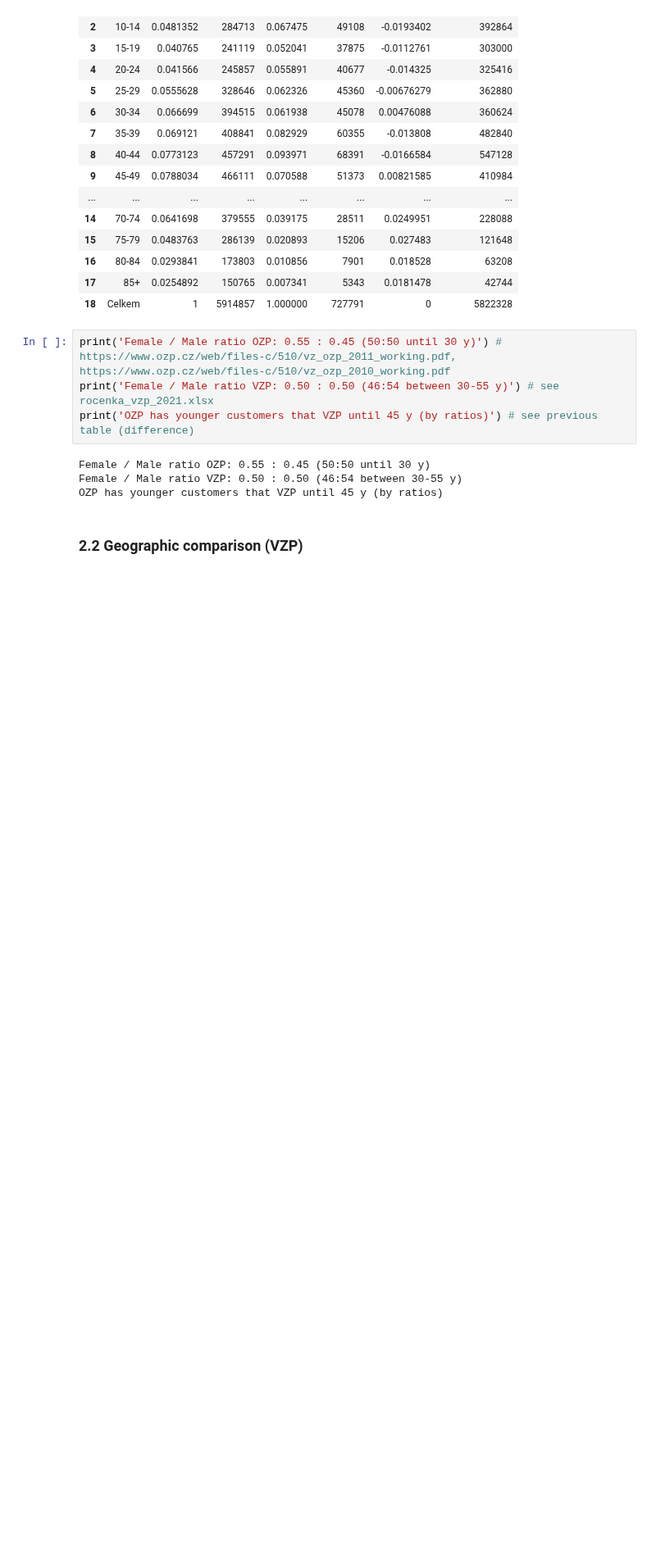
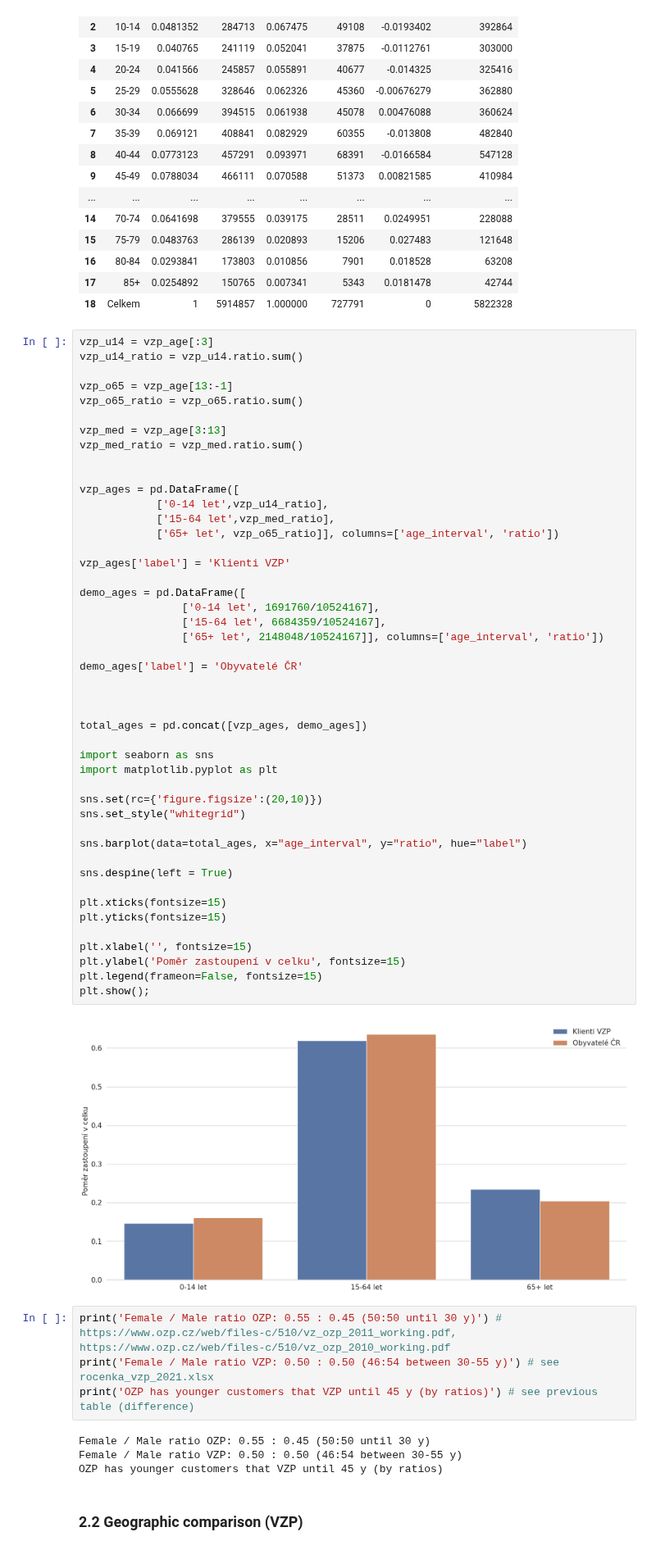
Before and after one commit to opendatalabcz/mapa-zdravi, a Jupyter notebook: src/scripts/models.ipynb, the cells around one changed output. Shown at 82% size. Saved outputs shown, nothing was run; the diff lists cells and outputs as text; blank space fills up the shorter version.

```diff
--- a/src/scripts/models.ipynb
+++ b/src/scripts/models.ipynb
@@ -262,6 +262,54 @@ ratios
 | 16 | 80-84 | 0.0293841 | 173803 | 0.010856 | 7901 | 0.018528 | 63208 |
 | 17 | 85+ | 0.0254892 | 150765 | 0.007341 | 5343 | 0.0181478 | 42744 |
 | 18 | Celkem | 1 | 5914857 | 1.000000 | 727791 | 0 | 5822328 |
+# %%
+vzp_u14 = vzp_age[:3]
+vzp_u14_ratio = vzp_u14.ratio.sum()
+
+vzp_o65 = vzp_age[13:-1]
+vzp_o65_ratio = vzp_o65.ratio.sum()
+
+vzp_med = vzp_age[3:13]
+vzp_med_ratio = vzp_med.ratio.sum()
+
+
+vzp_ages = pd.DataFrame([
+            ['0-14 let',vzp_u14_ratio],
+            ['15-64 let',vzp_med_ratio],
+            ['65+ let', vzp_o65_ratio]], columns=['age_interval', 'ratio'])
+
+vzp_ages['label'] = 'Klienti VZP'
+
+demo_ages = pd.DataFrame([
+                ['0-14 let', 1691760/10524167],
+                ['15-64 let', 6684359/10524167],
+                ['65+ let', 2148048/10524167]], columns=['age_interval', 'ratio'])
+
+demo_ages['label'] = 'Obyvatelé ČR'
+
+
+
+total_ages = pd.concat([vzp_ages, demo_ages])
+
+import seaborn as sns
+import matplotlib.pyplot as plt
+
+sns.set(rc={'figure.figsize':(20,10)})
+sns.set_style("whitegrid")
+
+sns.barplot(data=total_ages, x="age_interval", y="ratio", hue="label")
+
+sns.despine(left = True)
+
+plt.xticks(fontsize=15)
+plt.yticks(fontsize=15)
+
+plt.xlabel('', fontsize=15)
+plt.ylabel('Poměr zastoupení v celku', fontsize=15)
+plt.legend(frameon=False, fontsize=15)
+plt.show();
+# %% [output]
+[figure, added]
 # %%
 print('Female / Male ratio OZP: 0.55 : 0.45 (50:50 until 30 y)') # https://www.ozp.cz/web/files-c/510/vz_ozp_2011_working.pdf, https://www.ozp.cz/web/files-c/510/vz_ozp_2010_working.pdf
 print('Female / Male ratio VZP: 0.50 : 0.50 (46:54 between 30-55 y)') # see rocenka_vzp_2021.xlsx
```
Also changed, not shown: parts of 5 cells of this notebook, 2 other files.
